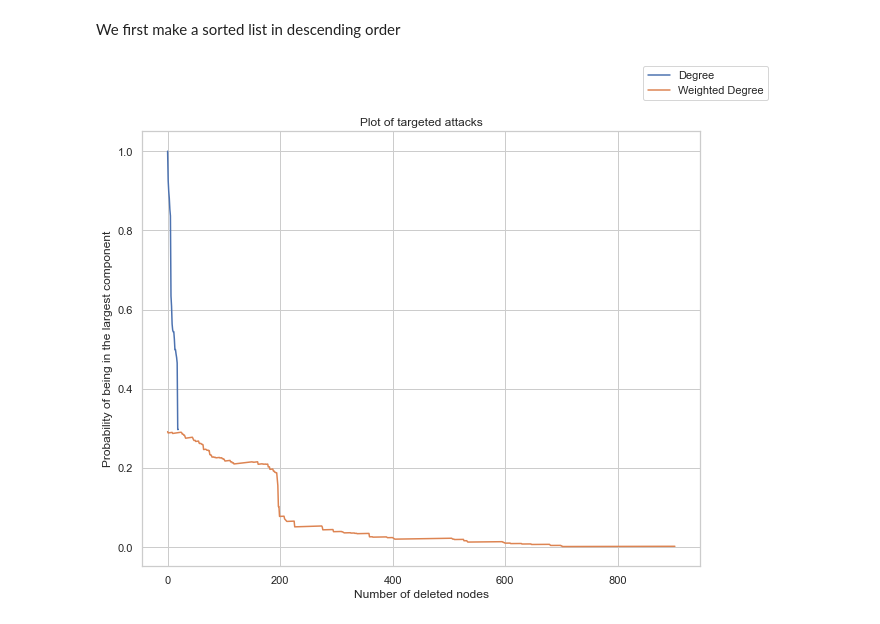
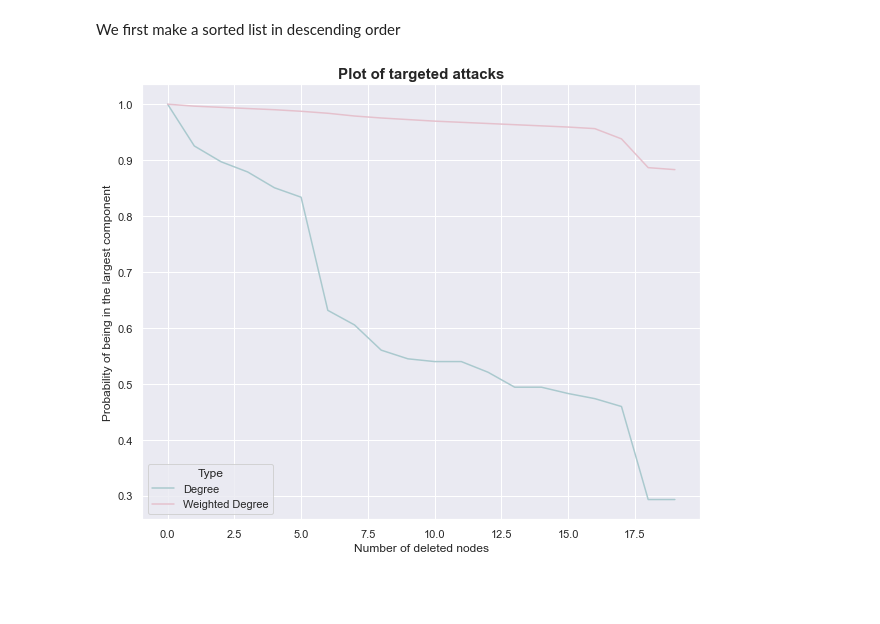
Before and after one commit to ITU-Bumblebees/network_analysis, a Jupyter notebook: project.ipynb, the cells around one changed output. Drawn from its saved outputs; the diff is of its cells as text; code cells hidden in the pictures; blank space fills up the shorter version.

Commit message:
modified plot of targeted attacks

```diff
--- a/project.ipynb
+++ b/project.ipynb
@@ -443,23 +443,32 @@ We first make a sorted list in descending order
 sorted_G_nodes = list_degrees(G)
 gcc_sizes = []
 # %%
-L = G
+L = G.copy()
 for i in range(20):
    gcc_sizes.append(len(max(nx.connected_components(L), key = len)) / len(G.nodes))
    L.remove_node(sorted_G_nodes[i][0])
 # %%
-K = G
+K = G.copy()
 sizes = list(genes_df.iterrows())
 size_weighted = []
+
 for gene in sizes:
     size_weighted.append(len(max(nx.connected_components(K), key = len)) / len(G.nodes))
     K.remove_node(gene[0])
-# %%
-fig, ax = plt.subplots(figsize = (10,8))
-ax.plot(gcc_sizes, label = 'Degree')
-ax.plot(size_weighted, label = 'Weighted Degree')
-ax.set(title = 'Plot of targeted attacks', xlabel = 'Number of deleted nodes',
-ylabel= 'Probability of being in the largest component');
-fig.legend(loc = 'upper right');
-# %% [output]
-[figure, removed]
+# %%
+size_weighted = size_weighted[:20]
+# %%
+sns.set_style('darkgrid')
+# %%
+fig, ax = plt.subplots(figsize = (10,8))
+plot_data = pd.DataFrame({
+    'NumNodes' : [i for i in range(20)],
+    'Degree' : gcc_sizes,
+    'Weighted Degree': size_weighted
+})
+colors_taratt = ['#aac9ce', '#e5c1cd']
+sns.lineplot(x = 'NumNodes', y = 'value', hue = 'Type', palette = colors_taratt, data = pd.melt(plot_data, ['NumNodes'], var_name= 'Type'));
+ax.set_title('Plot of targeted attacks', size = 15, weight ='bold')
+ax.set(xlabel = 'Number of deleted nodes', ylabel= 'Probability of being in the largest component');
+# %% [output]
+[figure, added]
```
